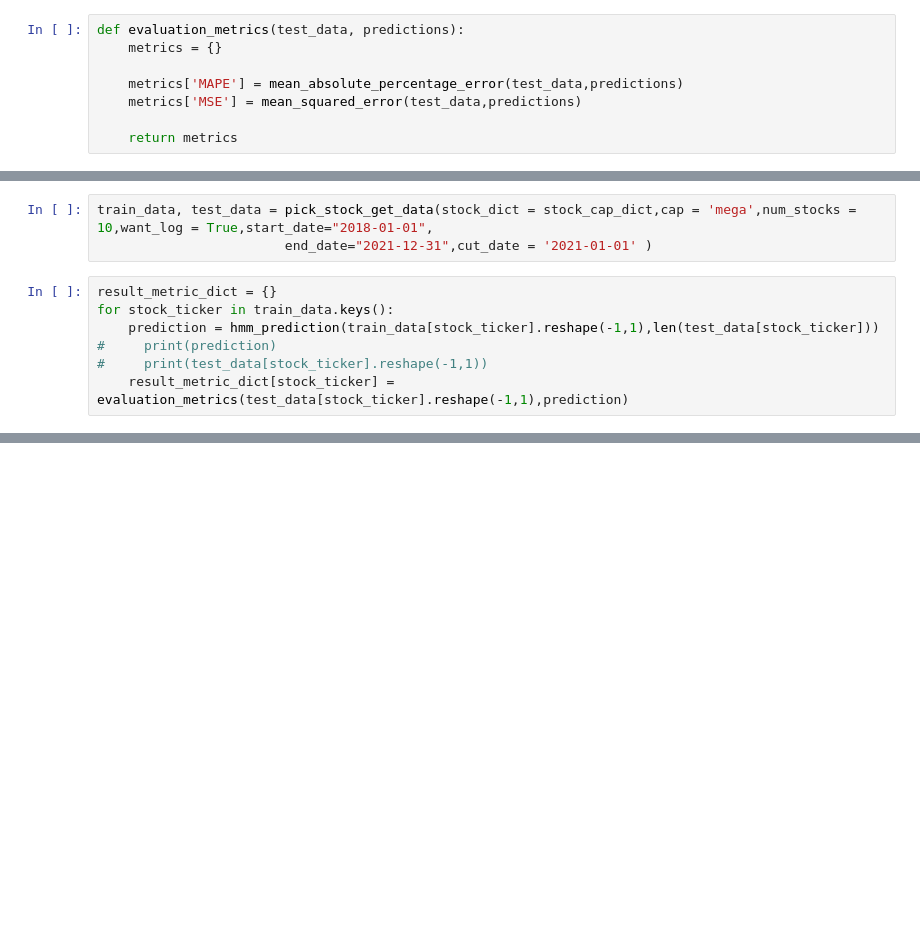
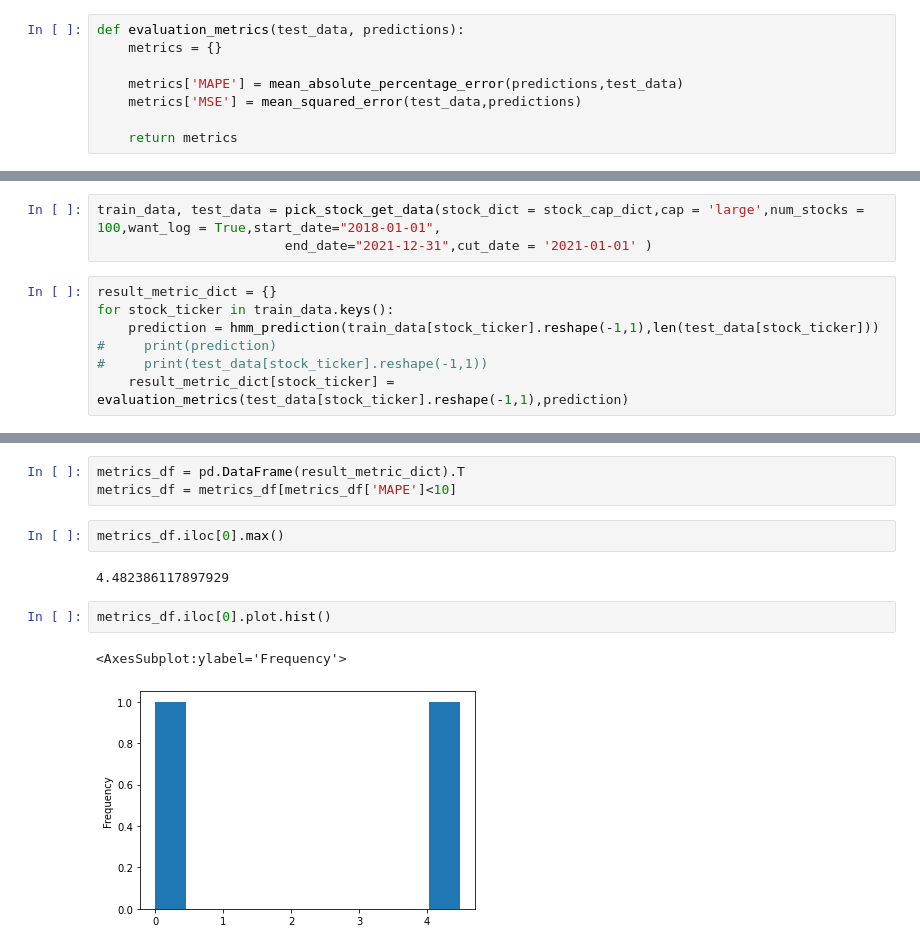
Before and after one commit to yiwen1996/DSGA1018TimeSeries, a Jupyter notebook: 3_models_with_evaluation.ipynb, the cells around one changed output, grey strips where cells are left out. Cells and saved outputs as stored; diff of their text form; blank space fills up the shorter version.

```diff
--- a/3_models_with_evaluation.ipynb
+++ b/3_models_with_evaluation.ipynb
@@ -133,7 +139,7 @@ def pick_stock_get_data(stock_dict = stock_cap_dict,cap = 'small',num_stocks = 1
 def evaluation_metrics(test_data, predictions):
     metrics = {}
 
-    metrics['MAPE'] = mean_absolute_percentage_error(test_data,predictions)
+    metrics['MAPE'] = mean_absolute_percentage_error(predictions,test_data)
     metrics['MSE'] = mean_squared_error(test_data,predictions)
 
     return metrics
@@ -154,7 +160,7 @@ def hmm_prediction(train_data,num_of_predictions):
 # %% [markdown]
 # Pipeline
 # %%
-train_data, test_data = pick_stock_get_data(stock_dict = stock_cap_dict,cap = 'mega',num_stocks = 10,want_log = True,start_date="2018-01-01",
+train_data, test_data = pick_stock_get_data(stock_dict = stock_cap_dict,cap = 'large',num_stocks = 100,want_log = True,start_date="2018-01-01",
                         end_date="2021-12-31",cut_date = '2021-01-01' )
 # %%
 result_metric_dict = {}
@@ -177,0 +192,12 @@ result_metric_dict
+# %%
+metrics_df = pd.DataFrame(result_metric_dict).T
+metrics_df = metrics_df[metrics_df['MAPE']<10]
+# %%
+metrics_df.iloc[0].max()
+# %% [output]
+4.482386117897929
+# %%
+metrics_df.iloc[0].plot.hist()
+# %% [output]
+<AxesSubplot:ylabel='Frequency'>
+[figure, added]
```
Also changed, not shown: parts of 4 cells of this notebook, 1 other file.
